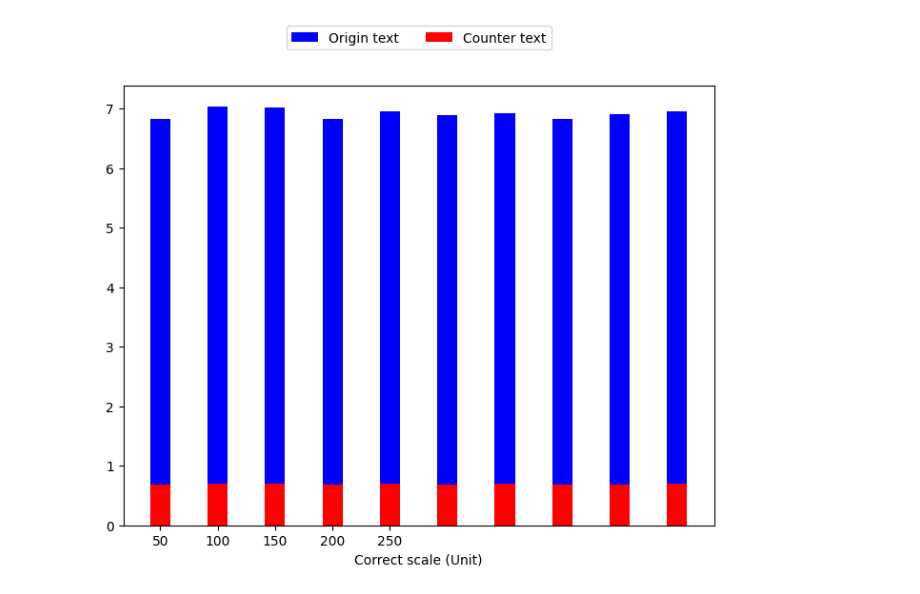
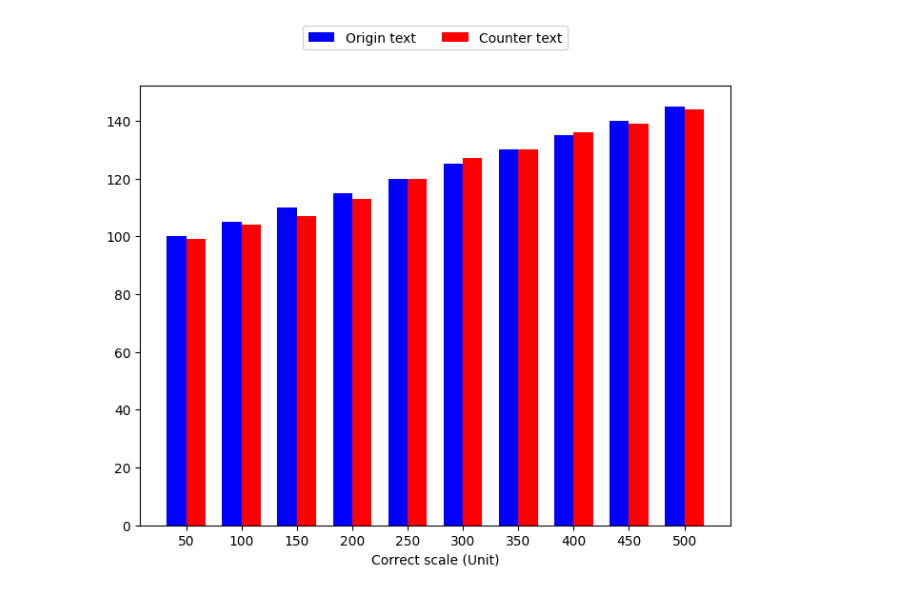
Before and after one commit to 0-0w/CNN-models, a Jupyter notebook: CNN_with_attention_mech.ipynb, the cells around one changed output. Cells and saved outputs as stored; diff of their text form; code cells hidden in the pictures.

```diff
--- a/CNN_with_attention_mech.ipynb
+++ b/CNN_with_attention_mech.ipynb
@@ -177,6 +20,0 @@ print(y_train.shape)   # Should output (3150,) or (3150, 1)
-# %%
-population = initialize_population(population_size, max_len, embedding_matrix)
-best_model = firefly_optimization(population, X_train1, X_train2, y_train, max_generations, beta_base, gamma, alpha)
-loss, accuracy = best_model.evaluate([X_test1, X_test2], y_test)
-print(f'Best Model Test Loss: {loss:.4f}')
-print(f'Best Model Test Accuracy: {accuracy:.4f}')
@@ -217,0 +252,15 @@ Best Model Test Accuracy: 0.6675
+# %%
+# self.metrics = {
+#             "loss": [],
+#             "accuracy": [],
+#             "adversarial_loss": [],
+#             "text_quality": [],
+#             "frame_rate": [],
+#             "full_frame_size": [],
+#             "text_result_size": [],
+#             "original_scale": [],
+#             "counter_text_scale": [],
+#         }
+metrics = training_metrics.metrics
+epochs = np.arange(1, 11)
+print(metrics)
@@ -249,21 +326,13 @@ plt.show()
 # %%
-iterations = metrics_log['iterations']
-text_quality = metrics_log['text_quality']
-text_quality = [n*10 for n in text_quality]
-counter_text = metrics_log['Counter_text']
-frame_rate = [n/100 for n in frame_rate]
-
 bar_width = 0.35
-epcohs = 10
 fig, ax = plt.subplots(figsize=(8, 6))
-ax.bar(iterations, text_quality, color='blue', width=bar_width, label='Origin text')
-ax.bar(iterations, counter_text, color='red', width=bar_width, label='Counter text')
+ax.bar(epochs - bar_width/2, metrics['original_scale'], color='blue', width=bar_width, label='Origin text')
+ax.bar(epochs + bar_width/2, metrics['counter_text_scale'], color='red', width=bar_width, label='Counter text')
 
 ax.set_xlabel("Correct scale (Unit)")
 ax.set_xticks(epochs)
 ax.set_xticklabels([str(i*50) for i in epochs])
 ax.legend(loc='upper center', bbox_to_anchor=(0.5, 1.15), ncol=2)
-
 plt.show()
 # %% [output]
-[figure, old version]
+[figure, new version]
```
Also changed, not shown: parts of 14 cells of this notebook, 36 other files.
